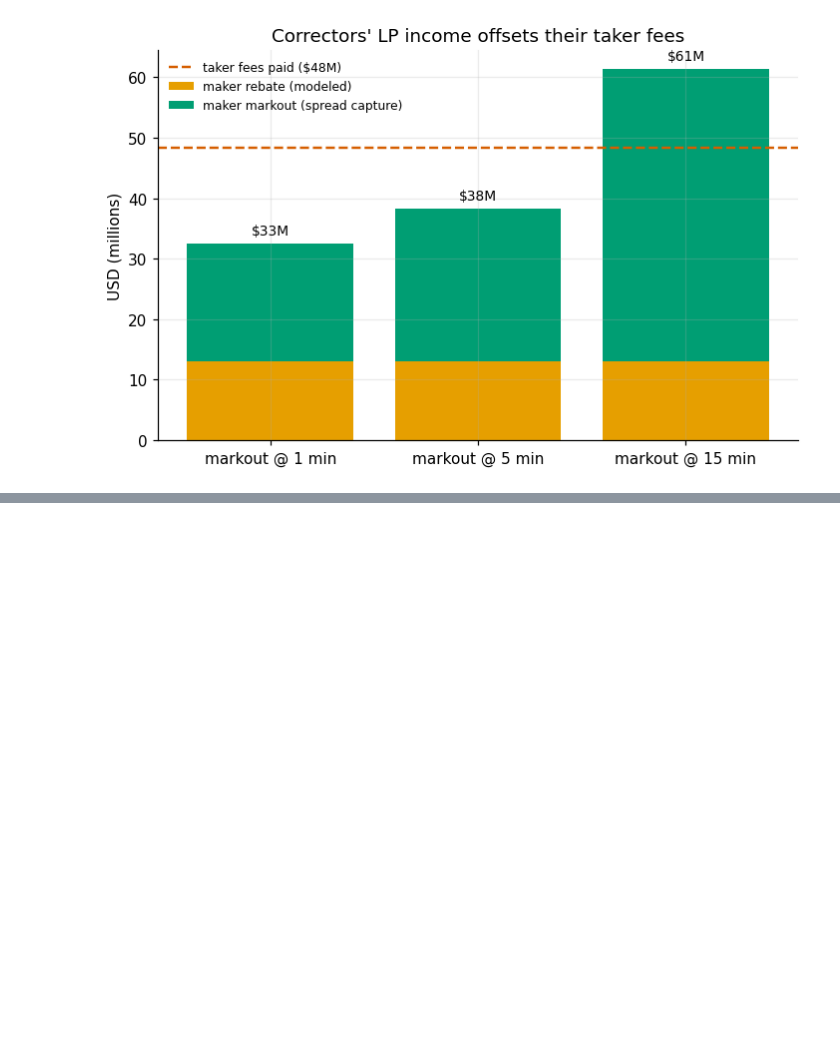
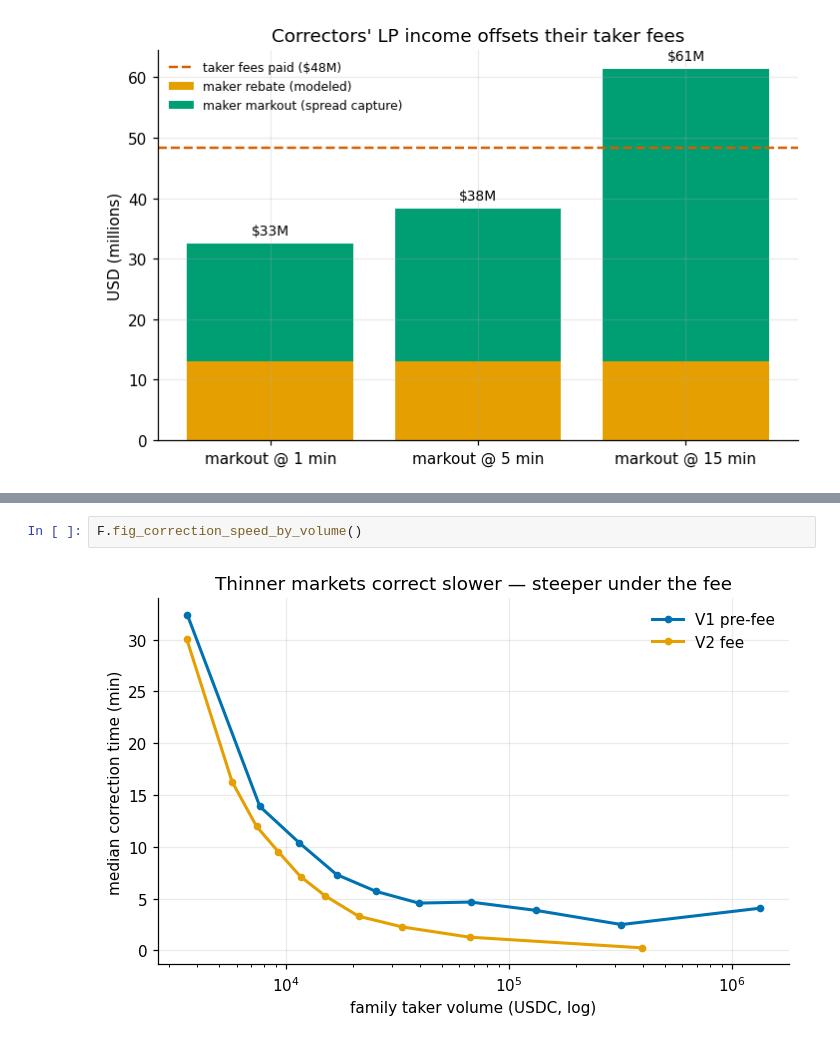
Before and after one commit to SoweluAvanzo/intelliFi_anomaly_detection, a Jupyter notebook: notebooks/fee_effects.ipynb, the cells around one changed output, grey strips where cells are left out. Cells and saved outputs as stored; diff of their text form; blank space fills up the shorter version.

```diff
--- a/notebooks/fee_effects.ipynb
+++ b/notebooks/fee_effects.ipynb
@@ -179,0 +196,4 @@ F.fig_rq2_lp_economics()
+# %%
+F.fig_correction_speed_by_volume()
+# %% [output]
+[figure, added]
```
Also changed, not shown: parts of 8 cells of this notebook, 10 other files.
